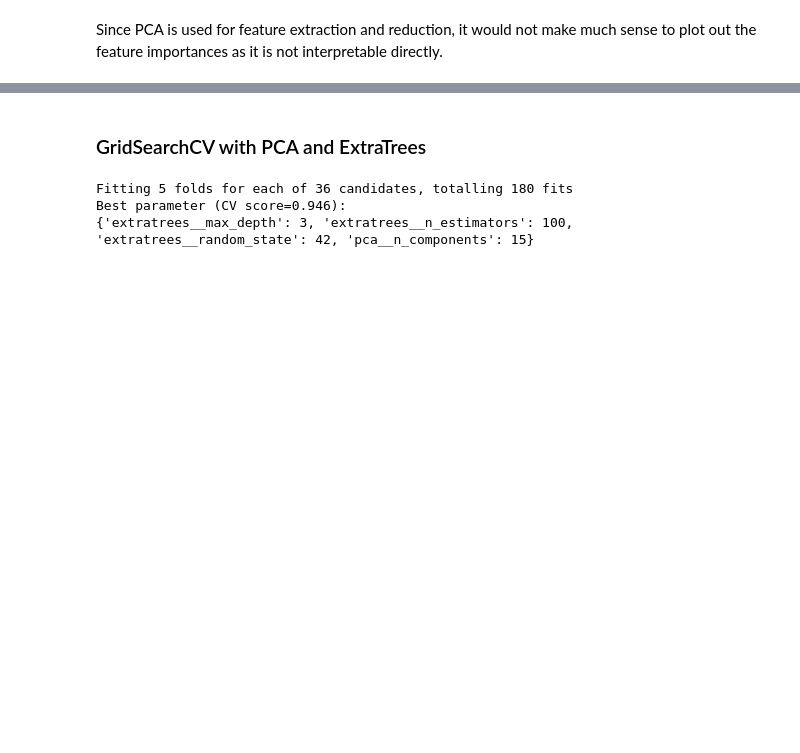
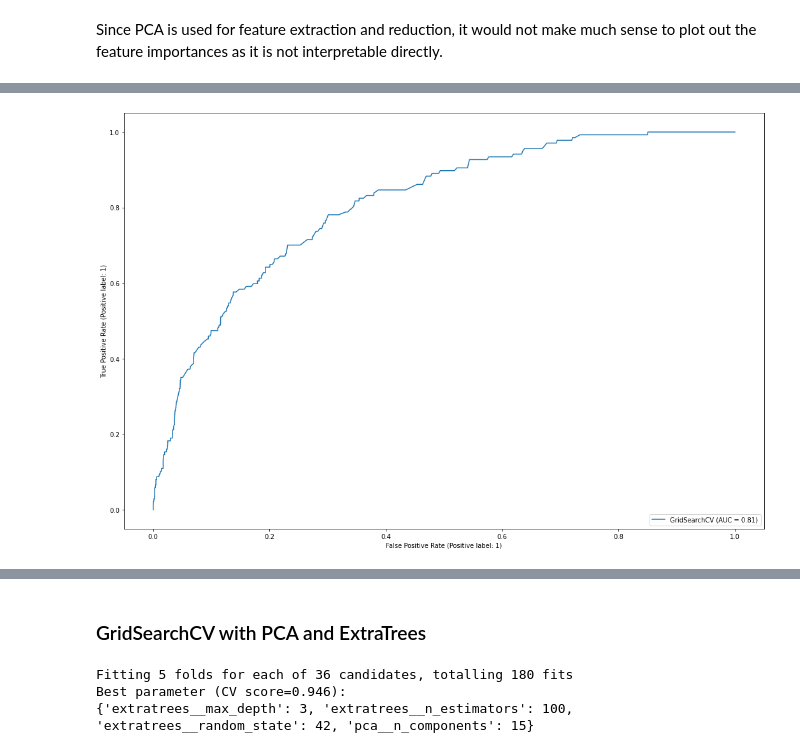
Before and after one commit to kevwee-lab/G.A-Project-4, a Jupyter notebook: working-folder/Zhi Qiang/ModellingCombined.ipynb, the cells around one changed output, grey strips where cells are left out. Cells and saved outputs as stored; diff of their text form; code cells hidden in the pictures; blank space fills up the shorter version.

```diff
--- a/working-folder/Zhi Qiang/ModellingCombined.ipynb
+++ b/working-folder/Zhi Qiang/ModellingCombined.ipynb
@@ -458,0 +582,6 @@ Since PCA is used for feature extraction and reduction, it would not make much s
+# %%
+# calculate roc curve
+fig, ax = plt.subplots(figsize = (18,12))
+metrics.plot_roc_curve(gs_pca_rfc2, X_test_scaled, y_test, ax = ax);
+# %% [output]
+[figure, added]
```
Also changed, not shown: parts of 51 cells of this notebook, 19 other files.
